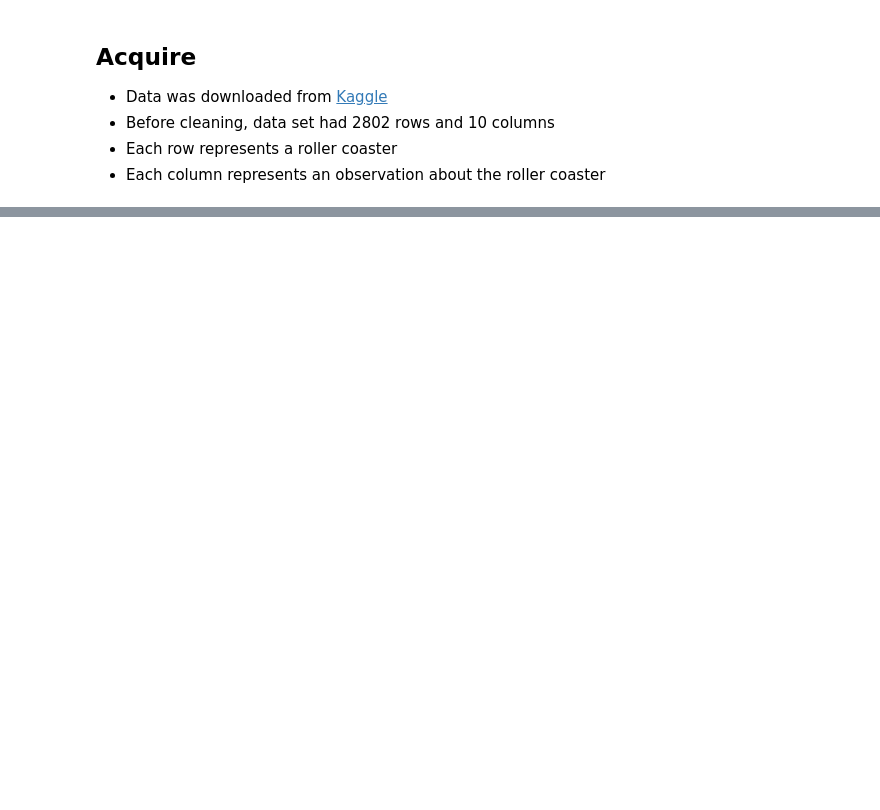
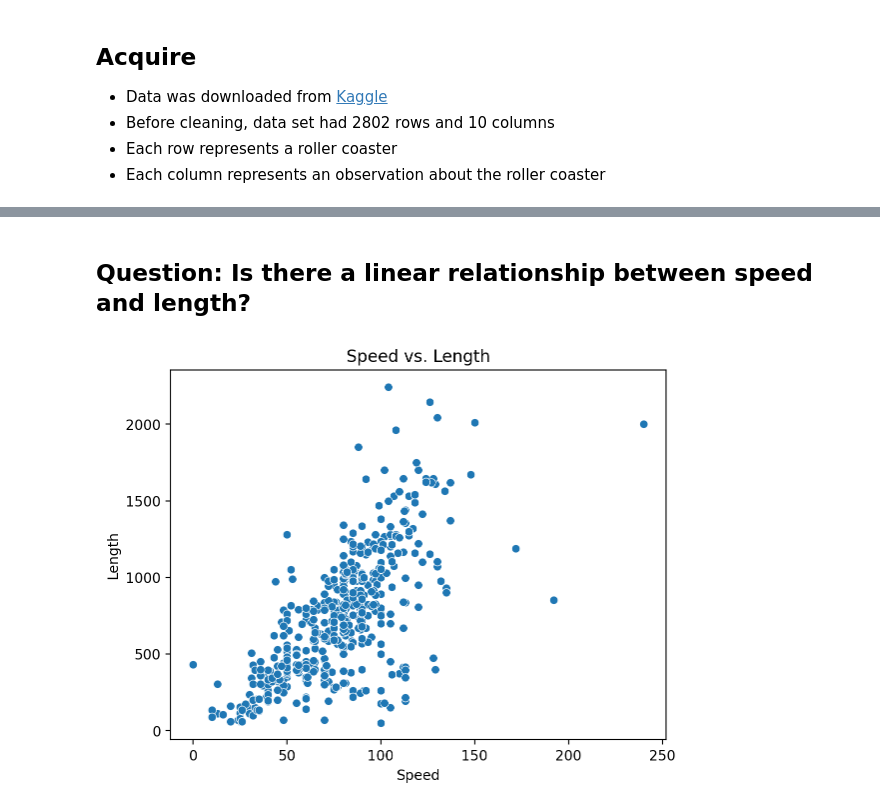
Before and after one commit to Is0metry/individual-project, a Jupyter notebook: final_report.ipynb, the cells around one changed output, grey strips where cells are left out. Cells and saved outputs as stored; diff of their text form; code cells hidden in the pictures; blank space fills up the shorter version.

```diff
--- a/final_report.ipynb
+++ b/final_report.ipynb
@@ -23,0 +121,7 @@
+# %% [markdown]
+## Question: Is there a linear relationship between speed and length?
+# %%
+reload(e)
+e.speed_length(train)
+# %% [output]
+[figure, added]
```
Also changed, not shown: parts of 42 cells of this notebook.
